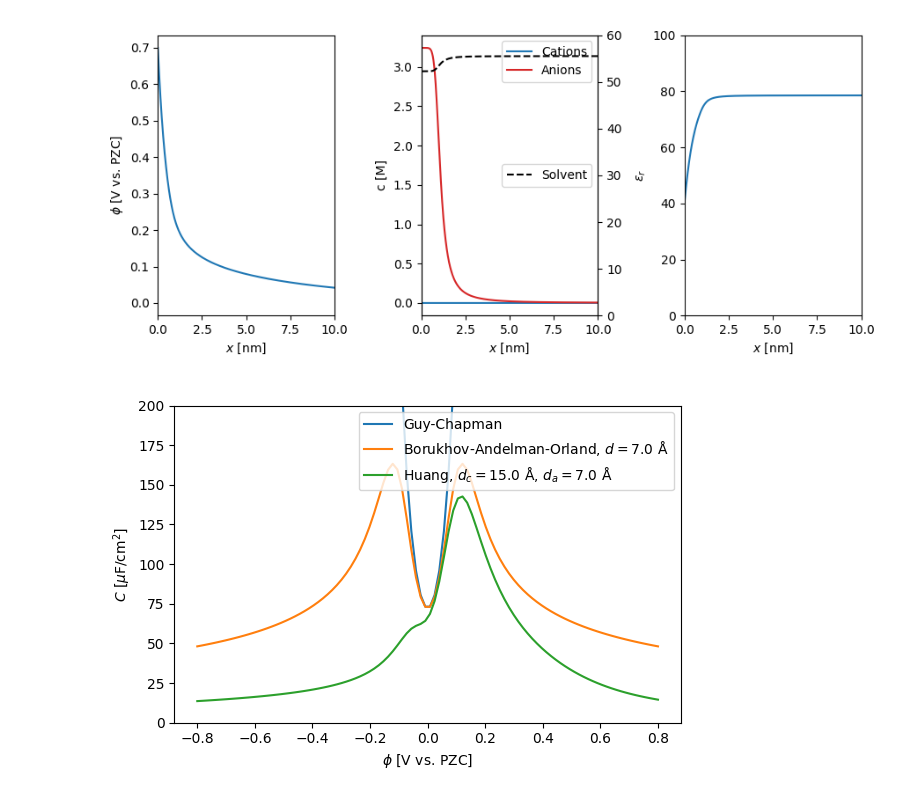
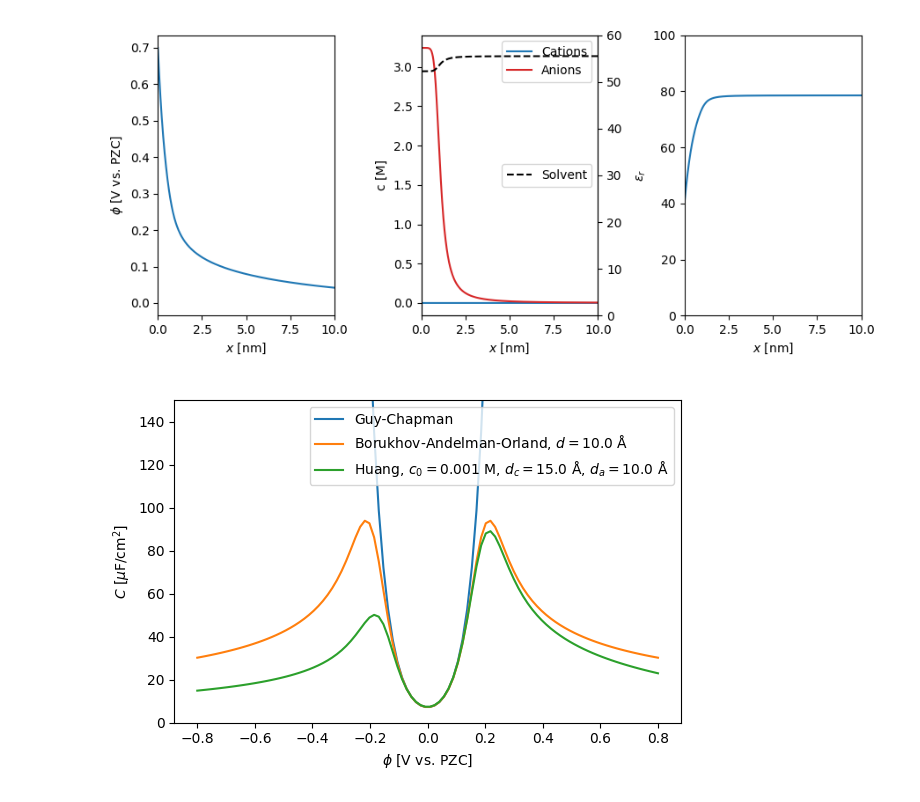
Before and after one commit to lucasdekam/frumkin, a Jupyter notebook: Comparison.ipynb, the cells around one changed output. Cells and saved outputs as stored; diff of their text form; code cells hidden in the pictures.

```diff
--- a/Comparison.ipynb
+++ b/Comparison.ipynb
@@ -40,24 +40,24 @@ Maximum boundary residual: 1.93e-28
 # %%
 fig, ax = plt.subplots(nrows=1, ncols=1, figsize=(6,4))
 
 pzc_V = 0
-concentration_M = 1e-1
-force=True
+concentration_M = 1e-3
+force=False
 
 gc = models.GuyChapman(concentration_M, pzc_V)
-bao = models.BorukhovAndelmanOrland(concentration_M, pzc_V, 7e-10)
-huang = models.Huang(concentration_M, pzc_V, 15e-10, 7e-10, model_water_molecules=True)
+bao = models.BorukhovAndelmanOrland(concentration_M, pzc_V, 10e-10)
+huang = models.Huang(concentration_M, pzc_V, 15e-10, 10e-10, model_water_molecules=True)
 
 phi = np.linspace(pzc_V-0.8, pzc_V+0.8, 100)
 
 ax.plot(phi, gc.getCapacitance_uFcm2(phi), label='Guy-Chapman')
 ax.plot(phi, bao.getCapacitance_uFcm2(phi), label=rf'Borukhov-Andelman-Orland, $d=${bao.a*1e10:.1f} Å')
-ax.plot(phi, huang.getCapacitance_uFcm2(phi, force_recalculation=force), label=rf'Huang, $d_c=${huang.dc*1e10:.1f} Å, $d_a=${huang.da*1e10:.1f} Å')
-ax.set_ylim([0, 200])
+ax.plot(phi, huang.getCapacitance_uFcm2(phi, force_recalculation=force), label=rf'Huang, $c_0=${concentration_M:.3f} M, $d_c=${huang.dc*1e10:.1f} Å, $d_a=${huang.da*1e10:.1f} Å')
+ax.set_ylim([0, 150])
 ax.set_xlabel(r'$\phi$ [V vs. PZC]')
 ax.set_ylabel(r'$C$ [$\mu$F/cm$^2$]')
 ax.legend()
 
 plt.tight_layout()
 # %% [output]
-[figure, old version]
+[figure, new version]
```
Also changed, not shown: parts of 1 cell of this notebook.
